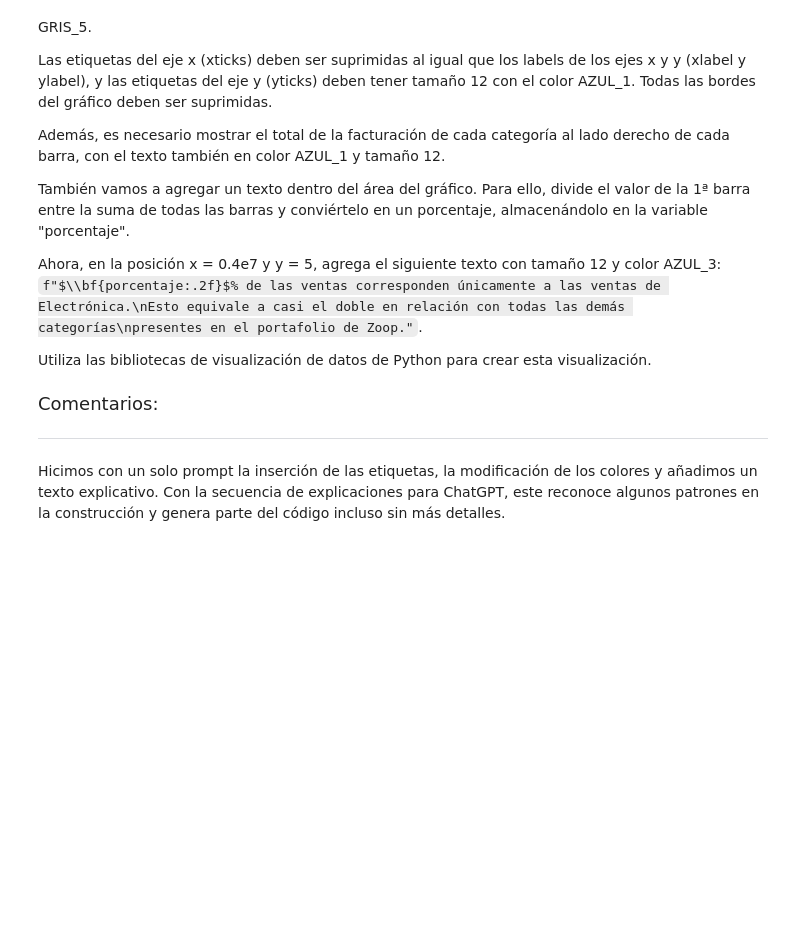
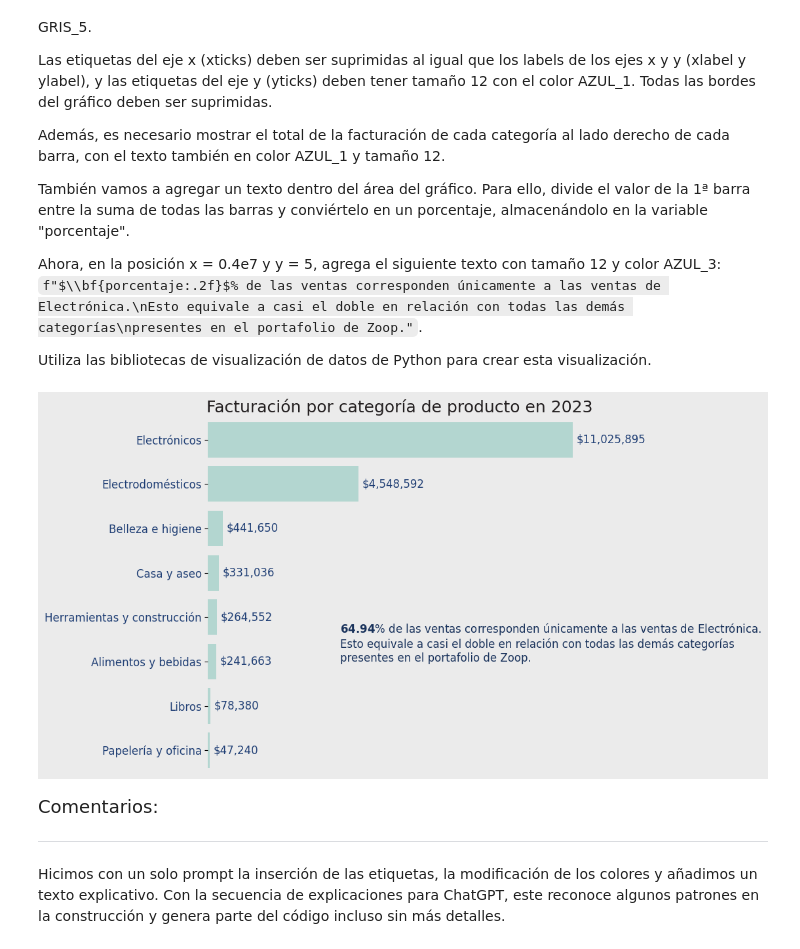
Before and after one commit to AndresCMontejo/IA_Aplicada_a_Ciencia_de_datos, a Jupyter notebook: IA_aplicada_a_ciencia_de_datos.ipynb, the cells around one changed output. Saved outputs shown, nothing was run; the diff lists cells and outputs as text; code cells hidden in the pictures; blank space fills up the shorter version.

```diff
--- a/IA_aplicada_a_ciencia_de_datos.ipynb
+++ b/IA_aplicada_a_ciencia_de_datos.ipynb
@@ -1814,6 +1814,71 @@ También vamos a agregar un texto dentro del área del gráfico. Para ello, divi
 Ahora, en la posición x = 0.4e7 y y = 5, agrega el siguiente texto con tamaño 12 y color AZUL_3: `f"$\\bf{porcentaje:.2f}$% de las ventas corresponden únicamente a las ventas de Electrónica.\nEsto equivale a casi el doble en relación con todas las demás categorías\npresentes en el portafolio de Zoop."`.
 
 Utiliza las bibliotecas de visualización de datos de Python para crear esta visualización.
+# %%
+def facturacion_categoria():
+  # 1. Calcular la facturación para cada compra
+  df['facturacion'] = (df['precio_unitario'] * df['cantidad']) + df['envio']
+
+  # 2. Agrupar por categoría y sumar la facturación
+  facturacion_categoria = df.groupby('categoria')['facturacion'].sum().reset_index()
+
+  # 3. Ordenar los datos por facturación de mayor a menor
+  facturacion_categoria = facturacion_categoria.sort_values(by='facturacion', ascending=False)
+
+  # 4. Calcular el porcentaje para el texto destacado (se asume que "Electrónica" es la primera categoría)
+  porcentaje = (facturacion_categoria.iloc[0]['facturacion'] / facturacion_categoria['facturacion'].sum()) * 100
+
+  # 5. Crear el gráfico de barras horizontales
+  plt.figure(figsize=(10, 6), facecolor=GRIS_1)
+  ax = sns.barplot(
+      x='facturacion',
+      y='categoria',
+      data=facturacion_categoria,
+      palette=[AQUA_1]*len(facturacion_categoria),
+      orient='h'
+  )
+
+  # 6. Personalizar el fondo y bordes
+  ax.set_facecolor(GRIS_1)
+  for spine in ax.spines.values():
+      spine.set_visible(False)
+
+  # 7. Eliminar xlabel, ylabel y xticks
+  ax.set_xlabel('')
+  ax.set_ylabel('')
+  ax.set_xticks([])
+  ax.set_yticklabels(ax.get_yticklabels(), fontsize=12, color=AZUL_1)
+
+  # 8. Agregar título
+  plt.title('Facturación por categoría de producto en 2023', fontsize=18, color=GRIS_5)
+
+  # 9. Agregar etiquetas de facturación al final de cada barra
+  for i, value in enumerate(facturacion_categoria['facturacion']):
+      ax.text(
+          value + 0.01 * facturacion_categoria['facturacion'].max(),
+          i,
+          f"${value:,.0f}",
+          va='center',
+          fontsize=12,
+          color=AZUL_1
+      )
+
+  # 10. Agregar texto explicativo sobre la primera categoría
+  plt.text(
+      0.4e7, 5,
+      f"$\\bf{{{porcentaje:.2f}}}$% de las ventas corresponden únicamente a las ventas de Electrónica.\n"
+      "Esto equivale a casi el doble en relación con todas las demás categorías\n"
+      "presentes en el portafolio de Zoop.",
+      fontsize=12,
+      color=AZUL_3
+  )
+
+  # 11. Mostrar gráfico
+  plt.tight_layout()
+  return plt
+facturacion_categoria().show()
+# %% [output]
+[figure, added]
 # %% [markdown]
 <font color="7b71ff" size=4> Comentarios: </font>
 
```
Also changed, not shown: parts of 15 cells of this notebook.
